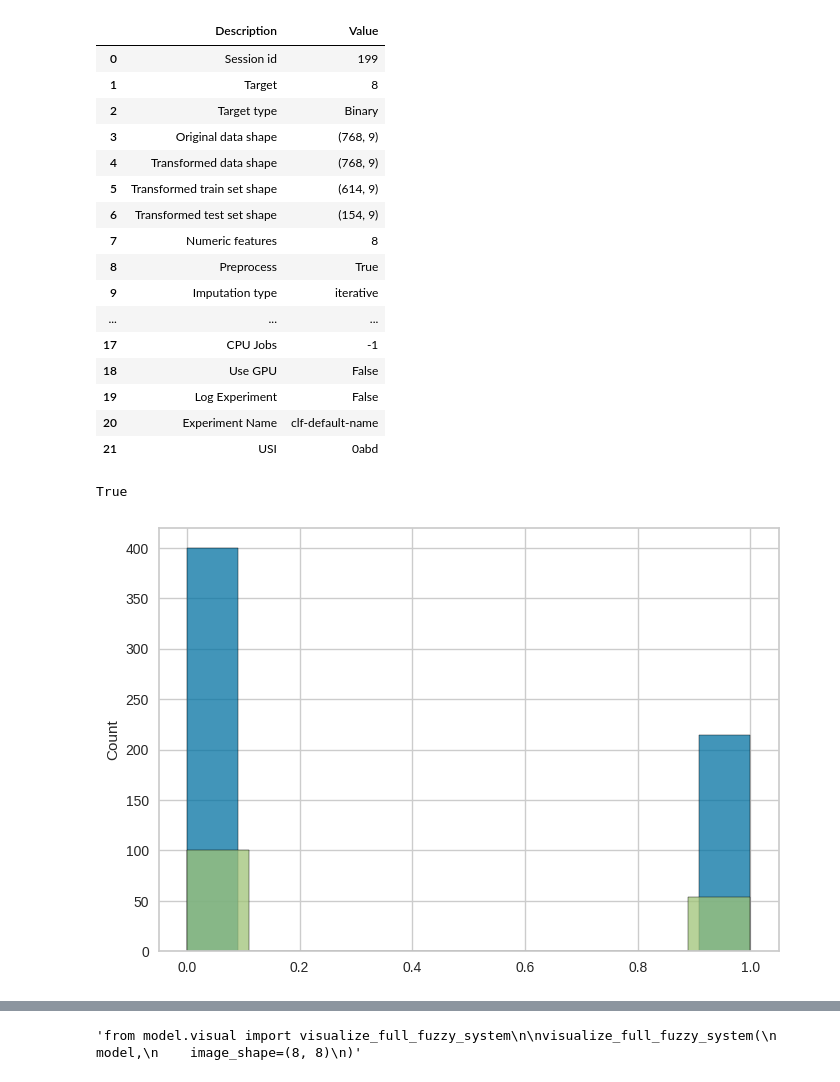
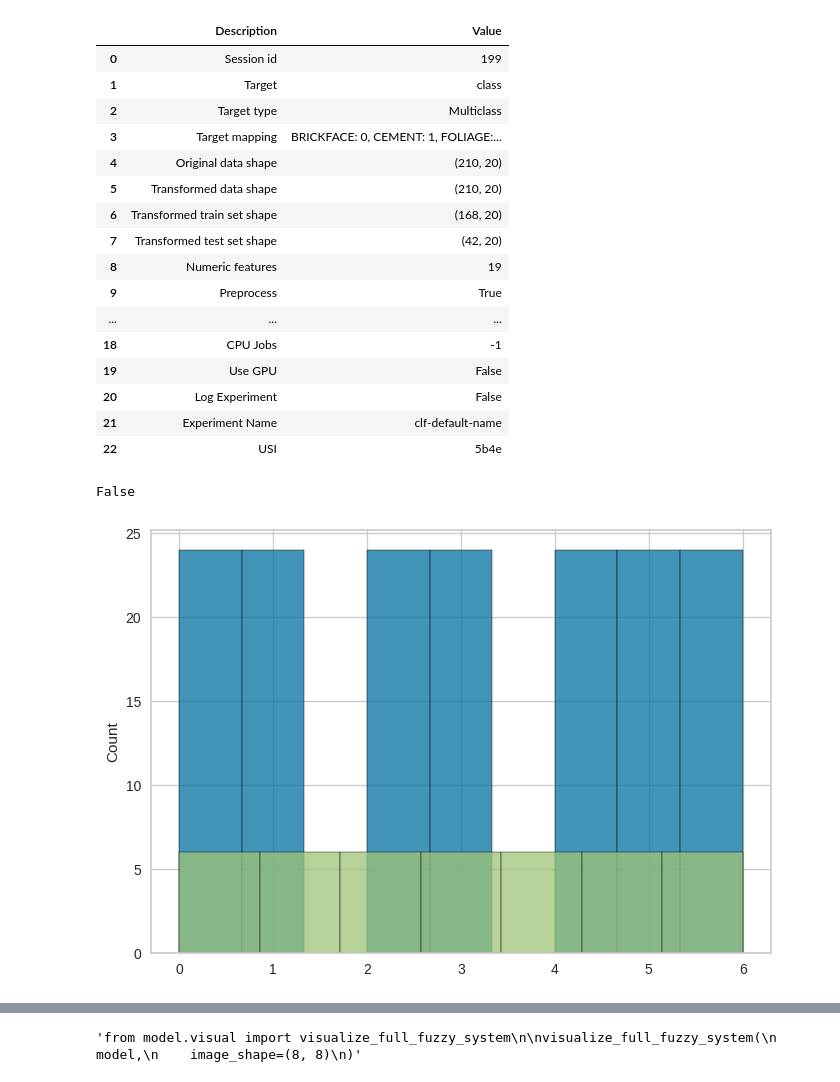
Before and after one commit to naforoutan/ReLaFIS, a Jupyter notebook: notebooks/test_class.ipynb, the cells around one changed output, grey strips where cells are left out. Drawn from its saved outputs; the diff is of its cells as text; code cells hidden in the pictures.

```diff
--- a/notebooks/test_class.ipynb
+++ b/notebooks/test_class.ipynb
@@ -49,43 +49,46 @@ learning_params = dict(train_size=train_size,
 # %%
 # datasetdec
 
-from tests.uci_test import Cryotheraphy, Haberman, Heart, Glass, Segmentaition, Wine, Thyroid, Immunotherapy, Iris, BreastCancer, AdultIncome, BankMarketing, PimaDiabetes, CarEvaluation, Autism, Digits, DNA, MFeat, Parkinson # Synthetic2DGaussianClusters
-from tests.class_test import Segmentation, Digits_UCI, Diabetes, BCW, Smoke # TODO try the following datasets Digits DNA
+from tests.tabular_small import (
+    Cryotheraphy, Haberman, Heart, Glass, SegmentaitionUCI as Segmentaition, Wine, Thyroid,
+    Immunotherapy, Iris, BreastCancer, PimaDiabetes, CarEvaluation, Autism,
+    Digits, DNA, MFeat, Parkinson, SyntheticGaussian,
+    Segmentation, DigitsUCI as Digits_UCI, BCW,
+)
+from tests.tabular_large import AdultIncome, BankMarketing, Smoke
+from tests.bio_medical import Diabetes
+from tests.image import MNIST, FashionMNIST, ORL
 from torch.utils.data import DataLoader
 
 
-#from tests.uci_test import Autism, CaliforniaHousing, Abalone
-#from tests.class_test import Digits, Segmentation, Digits_UCI, Diabetes, BCW, DNA, Smoke, MNIST, ORL
-
-
-experiment = PimaDiabetes(session_id=random_state)
+experiment = Segmentaition(session_id=random_state)
 train_dataset = experiment.train_dataset(device)
 test_dataset = experiment.test_dataset(device)
 
 train_loader = DataLoader(train_dataset, batch_size=batch_size, shuffle=True)
 test_loader = DataLoader(test_dataset, batch_size=batch_size, shuffle=True)
 
 learning_params['train_size'] = experiment.train_numpy()[0].shape[0]
 #regression = experiment.target_type == 'regression'
 regression = False
 # %% [output]
 |  | Description | Value |
 | 0 | Session id | 199 |
-| 1 | Target | 8 |
-| 2 | Target type | Binary |
-| 3 | Original data shape | (768, 9) |
-| 4 | Transformed data shape | (768, 9) |
-| 5 | Transformed train set shape | (614, 9) |
-| 6 | Transformed test set shape | (154, 9) |
-| 7 | Numeric features | 8 |
-| 8 | Preprocess | True |
-| 9 | Imputation type | iterative |
+| 1 | Target | class |
+| 2 | Target type | Multiclass |
+| 3 | Target mapping | BRICKFACE: 0, CEMENT: 1, FOLIAGE:... |
+| 4 | Original data shape | (210, 20) |
+| 5 | Transformed data shape | (210, 20) |
+| 6 | Transformed train set shape | (168, 20) |
+| 7 | Transformed test set shape | (42, 20) |
+| 8 | Numeric features | 19 |
+| 9 | Preprocess | True |
 | ... | ... | ... |
-| 17 | CPU Jobs | -1 |
-| 18 | Use GPU | False |
-| 19 | Log Experiment | False |
-| 20 | Experiment Name | clf-default-name |
-| 21 | USI | 0abd |
+| 18 | CPU Jobs | -1 |
+| 19 | Use GPU | False |
+| 20 | Log Experiment | False |
+| 21 | Experiment Name | clf-default-name |
+| 22 | USI | 5b4e |
 # %%
 sns.histplot(experiment.train_numpy()[1])
 sns.histplot(experiment.test_numpy()[1])
@@ -93,8 +96,8 @@ sns.histplot(experiment.test_numpy()[1])
 binary = len(np.unique(experiment.train_numpy()[1])) == 2
 binary
 # %% [output]
-True
+False
-[figure, old version]
+[figure, new version]
 # %%
 # prepare the model - modeldec
 
```
Also changed, not shown: parts of 5 cells of this notebook, 7 other files.
